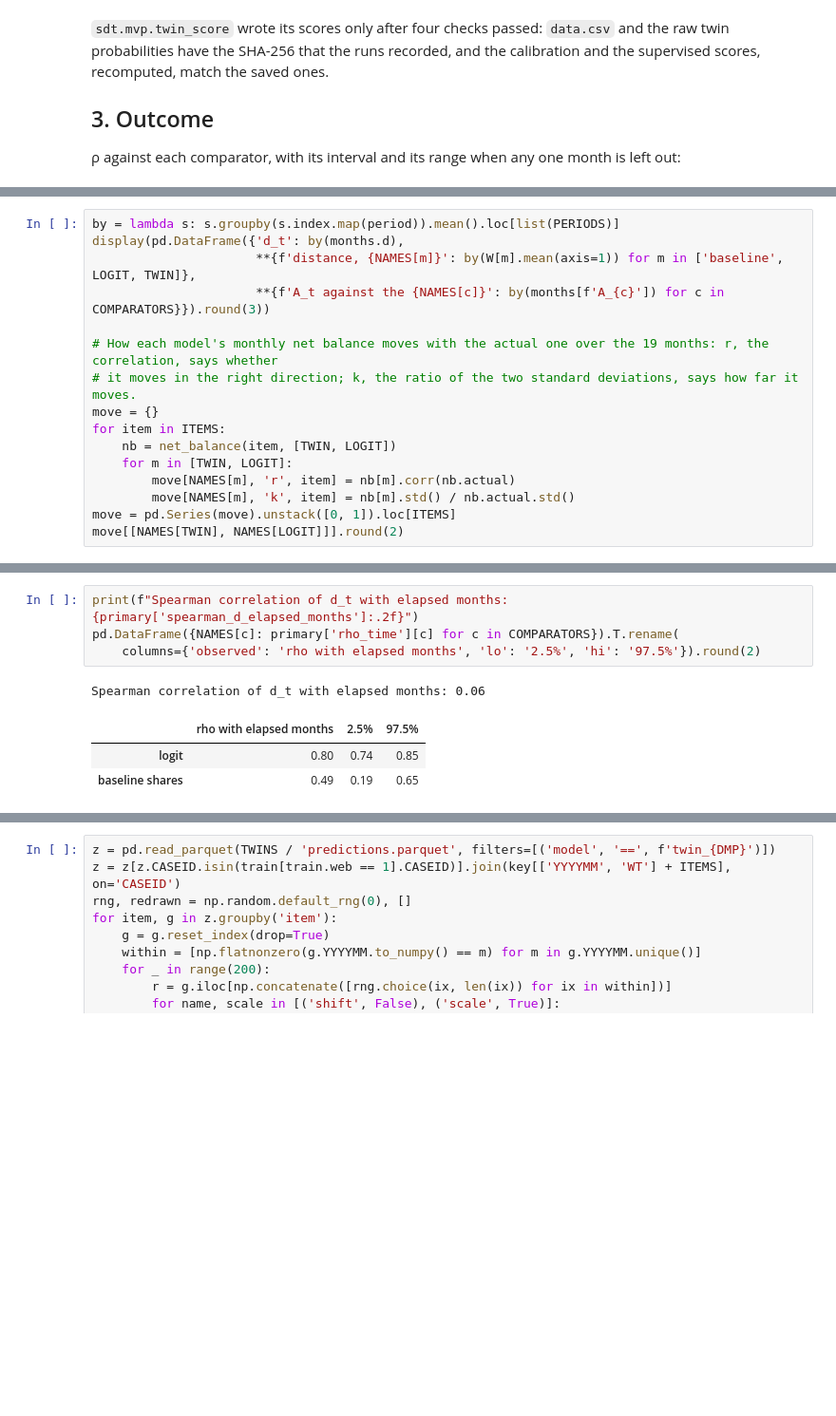
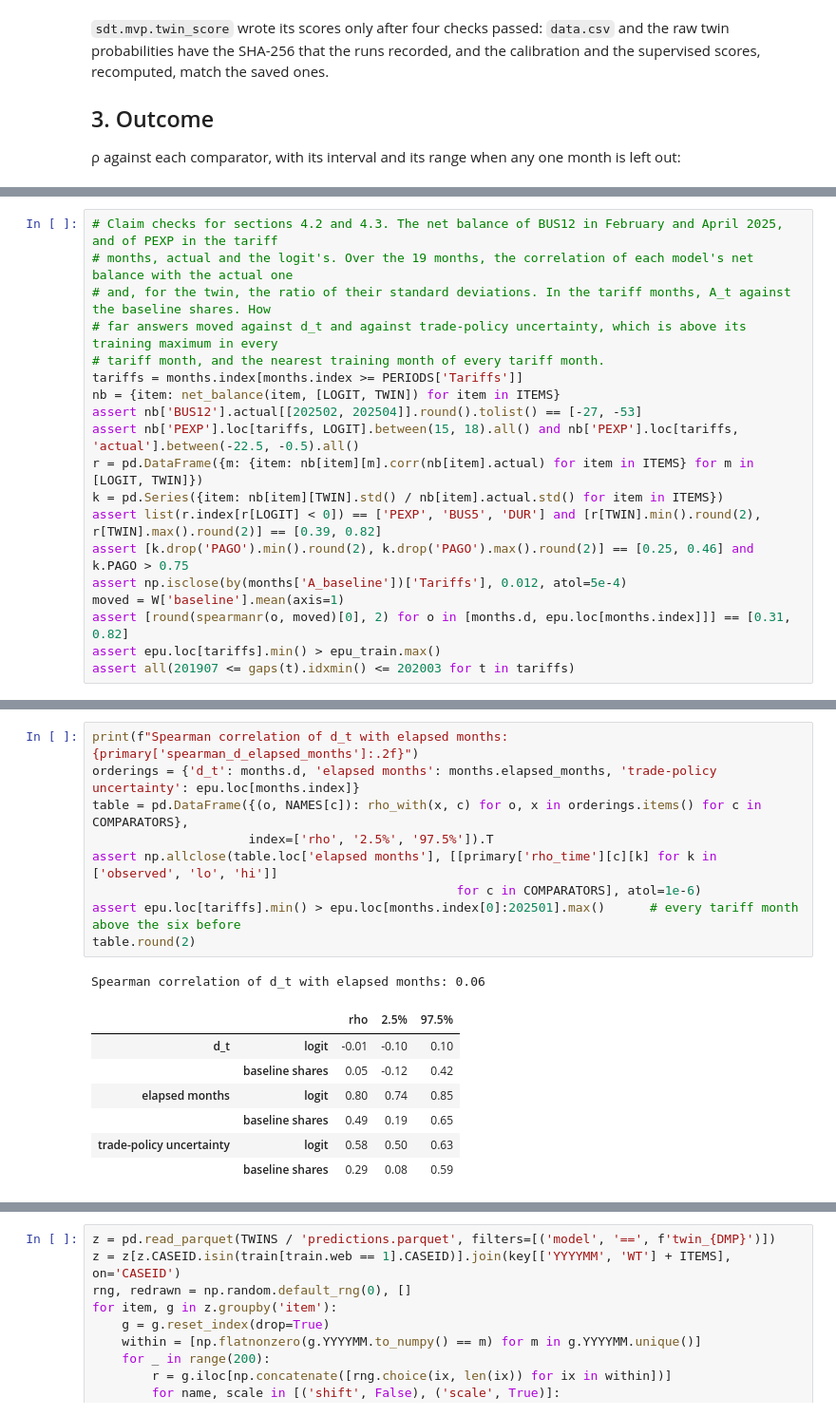
Before and after one commit to jerrydzj/state-dependent-twins, a Jupyter notebook: notebooks/06_mvp_twin_test.ipynb, the cells around one changed output, grey strips where cells are left out. Shown at 95% size. Drawn from its saved outputs; the diff is of its cells as text; blank space fills up the shorter version.

Commit message:
docs: correct the decision rule and rebuild section 4 of notebook 06
Co-Authored-By: Claude Fable 5.2 <noreply@anthropic.com>

```diff
--- a/notebooks/06_mvp_twin_test.ipynb
+++ b/notebooks/06_mvp_twin_test.ipynb
@@ -415,16 +433,19 @@ deviations, says how much it moves.
 # %%
-by = lambda s: s.groupby(s.index.map(period)).mean().loc[list(PERIODS)]
-display(pd.DataFrame({'d_t': by(months.d),
-                      **{f'distance, {NAMES[m]}': by(W[m].mean(axis=1)) for m in ['baseline', LOGIT, TWIN]},
-                      **{f'A_t against the {NAMES[c]}': by(months[f'A_{c}']) for c in COMPARATORS}}).round(3))
-
-# How each model's monthly net balance moves with the actual one over the 19 months: r, the correlation, says whether
-# it moves in the right direction; k, the ratio of the two standard deviations, says how far it moves.
-move = {}
-for item in ITEMS:
-    nb = net_balance(item, [TWIN, LOGIT])
-    for m in [TWIN, LOGIT]:
-        move[NAMES[m], 'r', item] = nb[m].corr(nb.actual)
-        move[NAMES[m], 'k', item] = nb[m].std() / nb.actual.std()
-move = pd.Series(move).unstack([0, 1]).loc[ITEMS]
-move[[NAMES[TWIN], NAMES[LOGIT]]].round(2)
+# Claim checks for sections 4.2 and 4.3. The net balance of BUS12 in February and April 2025, and of PEXP in the tariff
+# months, actual and the logit's. Over the 19 months, the correlation of each model's net balance with the actual one
+# and, for the twin, the ratio of their standard deviations. In the tariff months, A_t against the baseline shares. How
+# far answers moved against d_t and against trade-policy uncertainty, which is above its training maximum in every
+# tariff month, and the nearest training month of every tariff month.
+tariffs = months.index[months.index >= PERIODS['Tariffs']]
+nb = {item: net_balance(item, [LOGIT, TWIN]) for item in ITEMS}
+assert nb['BUS12'].actual[[202502, 202504]].round().tolist() == [-27, -53]
+assert nb['PEXP'].loc[tariffs, LOGIT].between(15, 18).all() and nb['PEXP'].loc[tariffs, 'actual'].between(-22.5, -0.5).all()
+r = pd.DataFrame({m: {item: nb[item][m].corr(nb[item].actual) for item in ITEMS} for m in [LOGIT, TWIN]})
+k = pd.Series({item: nb[item][TWIN].std() / nb[item].actual.std() for item in ITEMS})
+assert list(r.index[r[LOGIT] < 0]) == ['PEXP', 'BUS5', 'DUR'] and [r[TWIN].min().round(2), r[TWIN].max().round(2)] == [0.39, 0.82]
+assert [k.drop('PAGO').min().round(2), k.drop('PAGO').max().round(2)] == [0.25, 0.46] and k.PAGO > 0.75
+assert np.isclose(by(months['A_baseline'])['Tariffs'], 0.012, atol=5e-4)
+moved = W['baseline'].mean(axis=1)
+assert [round(spearmanr(o, moved)[0], 2) for o in [months.d, epu.loc[months.index]]] == [0.31, 0.82]
+assert epu.loc[tariffs].min() > epu_train.max()
+assert all(201907 <= gaps(t).idxmin() <= 202003 for t in tariffs)
@@ -503,10 +460,19 @@ elapsed months in the statistic, with the same draws:
 # %%
 print(f"Spearman correlation of d_t with elapsed months: {primary['spearman_d_elapsed_months']:.2f}")
-pd.DataFrame({NAMES[c]: primary['rho_time'][c] for c in COMPARATORS}).T.rename(
-    columns={'observed': 'rho with elapsed months', 'lo': '2.5%', 'hi': '97.5%'}).round(2)
+orderings = {'d_t': months.d, 'elapsed months': months.elapsed_months, 'trade-policy uncertainty': epu.loc[months.index]}
+table = pd.DataFrame({(o, NAMES[c]): rho_with(x, c) for o, x in orderings.items() for c in COMPARATORS},
+                     index=['rho', '2.5%', '97.5%']).T
+assert np.allclose(table.loc['elapsed months'], [[primary['rho_time'][c][k] for k in ['observed', 'lo', 'hi']]
+                                                 for c in COMPARATORS], atol=1e-6)
+assert epu.loc[tariffs].min() > epu.loc[months.index[0]:202501].max()      # every tariff month above the six before
+table.round(2)
 # %% [output]
 Spearman correlation of d_t with elapsed months: 0.06
-|  | rho with elapsed months | 2.5% | 97.5% |
-| logit | 0.80 | 0.74 | 0.85 |
-| baseline shares | 0.49 | 0.19 | 0.65 |
+|  |  | rho | 2.5% | 97.5% |
+| d_t | logit | -0.01 | -0.10 | 0.10 |
+|  | baseline shares | 0.05 | -0.12 | 0.42 |
+| elapsed months | logit | 0.80 | 0.74 | 0.85 |
+|  | baseline shares | 0.49 | 0.19 | 0.65 |
+| trade-policy uncertainty | logit | 0.58 | 0.50 | 0.63 |
+|  | baseline shares | 0.29 | 0.08 | 0.59 |
 # %% [markdown]
```
Also changed, not shown: parts of 21 cells of this notebook.
